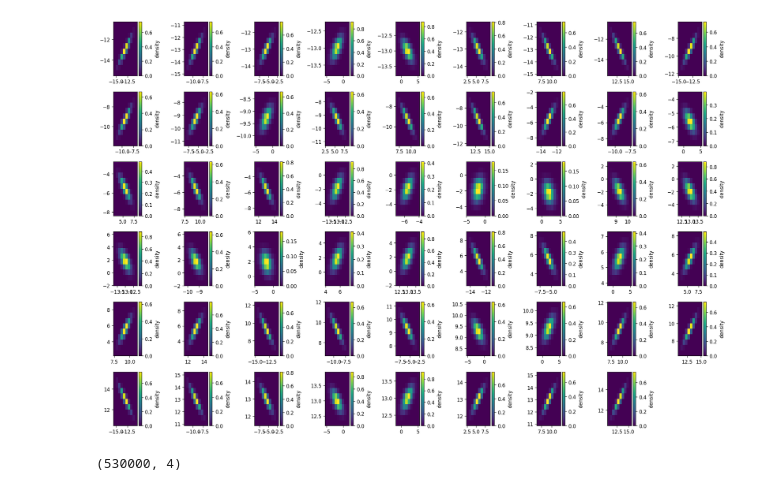
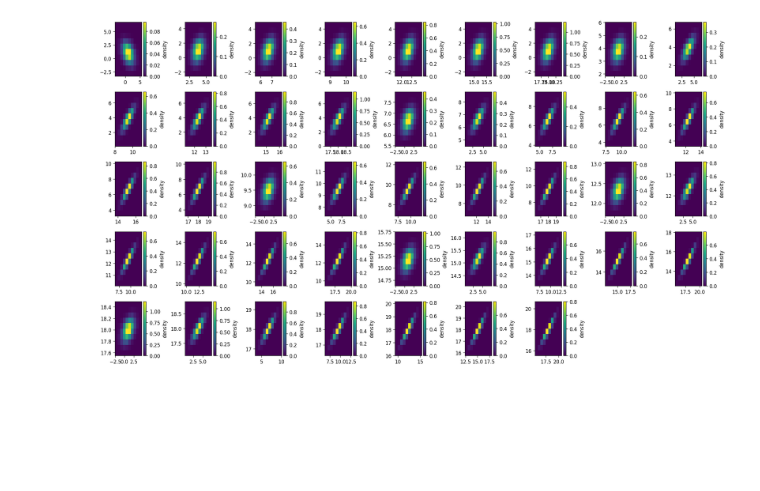
Before and after one commit to phinate/flow-interpolation, a Jupyter notebook: toy_problem.ipynb, the cells around one changed output. Cells and saved outputs as stored; diff of their text form; code cells hidden in the pictures; blank space fills up the shorter version.

```diff
--- a/toy_problem.ipynb
+++ b/toy_problem.ipynb
@@ -27,16 +29,17 @@ def TT(s):
 # %%
 
-def xy_pairs(nx, ny, span):
+def xy_pairs(nx, ny, start, stop):
     size = nx, ny
-    x_grid = jnp.linspace(-span, span, nx)
-    y_grid = jnp.linspace(-span, span, ny)
+    x_grid = jnp.linspace(start, stop, nx)
+    y_grid = jnp.linspace(start, stop, ny)
     xx, yy = jnp.meshgrid(x_grid, y_grid)
     return jnp.hstack((xx.reshape(-1,1), yy.reshape(-1,1))), size, xx, yy
 
-val = 16
-xy_pairs_eval, grid_size, xx, yy = xy_pairs(100,100, val)
-num_means = 8
-means, g, xx2, yy2 = xy_pairs(num_means,num_means, 13)
+val = 15
+xy_pairs_eval, grid_size, xx, yy = xy_pairs(100,100, 1, 20)
+num_means = 7
+means, g, xx2, yy2 = xy_pairs(num_means,num_means, 1, 18)
+
 covs = TT(means)
 
 def gaussian_2d_pdf(eval_points, mean, cov):
@@ -56,18 +59,19 @@ for i,pdf in enumerate(pdfs):
     a = ax.contourf(xx, yy, pdf,  alpha=0.6, cmap='viridis',levels=levels)
 
 inner_means = means.reshape(num_means, num_means, 2)[1:-1, 1:-1, :].reshape(-1, 2)
-# idxs = rng.choice(len(inner_means), size=int(len(inner_means)/3), replace=False)
-test = [[-5.5714287757873535, 1.8571434020996094],
- [1.8571434020996094, -9.285714149475098],
- [-1.8571422100067139, -5.5714287757873535],
- [-1.8571422100067139, 5.57142972946167],
- [1.8571434020996094, 1.8571434020996094],
- [5.57142972946167, -1.8571422100067139],
- [-5.5714287757873535, -5.5714287757873535],
- [-9.285714149475098, 5.57142972946167],
- [5.57142972946167, 9.285715103149414],
- [9.285715103149414, 1.8571434020996094],
- [-9.285714149475098, -1.8571422100067139]]
+test_idxs = rng.choice(len(inner_means), size=int(len(inner_means)/4), replace=False)
+test = inner_means[test_idxs].tolist()
+# test = [[-5.5714287757873535, 1.8571434020996094],
+#  [1.8571434020996094, -9.285714149475098],
+#  [-1.8571422100067139, -5.5714287757873535],
+#  [-1.8571422100067139, 5.57142972946167],
+#  [1.8571434020996094, 1.8571434020996094],
+#  [5.57142972946167, -1.8571422100067139],
+#  [-5.5714287757873535, -5.5714287757873535],
+#  [-9.285714149475098, 5.57142972946167],
+#  [5.57142972946167, 9.285715103149414],
+#  [9.285715103149414, 1.8571434020996094],
+#  [-9.285714149475098, -1.8571422100067139]]
 
 ax.scatter(xx2, yy2, marker='x', c=['None' if x in test else 'k' for x in means.tolist()], label ="means (training set)")
 ax.scatter(np.array(test)[:,0], np.array(test)[:,1], marker='x', c='r', label ="means (test set)")
@@ -110,35 +118,37 @@ plot(ax, jnp.concatenate(train_samples), 0)
 # %%
 from plothelp import autogrid
 from flow_interp import train, sample
 
 train_data_hists, train_x_bins, train_y_bins = sample.make_data_hists2d(train_samples)
 
-def hist_plot_flow(ax, stuff, i):
+def hist_plot(ax, stuff, i):
     hist, *bins = stuff
     XX, YY = np.meshgrid(bins[0], bins[1])
     a = ax.pcolormesh(XX, YY, (hist.T), shading='flat',cmap='viridis')#, norm=colors.LogNorm())
     plt.colorbar(a, ax=ax, label='density')
 
 autogrid(
     list(zip(train_data_hists, train_x_bins, train_y_bins)),
-    hist_plot_flow,
+    hist_plot,
 );
 # %% [output]
-[figure, old version]
+[figure, new version]
 # %%
 from sklearn.preprocessing import MinMaxScaler, StandardScaler
+from sklearn.model_selection import train_test_split
 
 train_context_array = np.concatenate([[train_context[i].tolist()]*len(train_samples[i]) for i in range(len(train_samples))])
 
 train_concat = np.concatenate(train_samples)
-feature_scaler = StandardScaler().fit(train_concat)
-context_scaler = MinMaxScaler().fit(train_context_array)
 
-train_all = np.hstack((train_concat, train_context_array))
-rng.shuffle(train_all)
-train_all.shape
+
+train_and_valid = np.hstack((train_concat, train_context_array))
+rng.shuffle(train_and_valid)
+
+# do a second validation split that uses data from the context points in the training set
+train_all, valid_from_train = train_test_split(train_and_valid, test_size=0.2)
+feature_scaler = StandardScaler().fit(train_all[:,:2])
+context_scaler = StandardScaler().fit(train_all[:,2:])
-# %% [output]
-(530000, 4)
 # %%
 def batches(train, batch_size, rng):
     num_train = train.shape[0]
```
Also changed, not shown: parts of 18 cells of this notebook, 1 other file.
